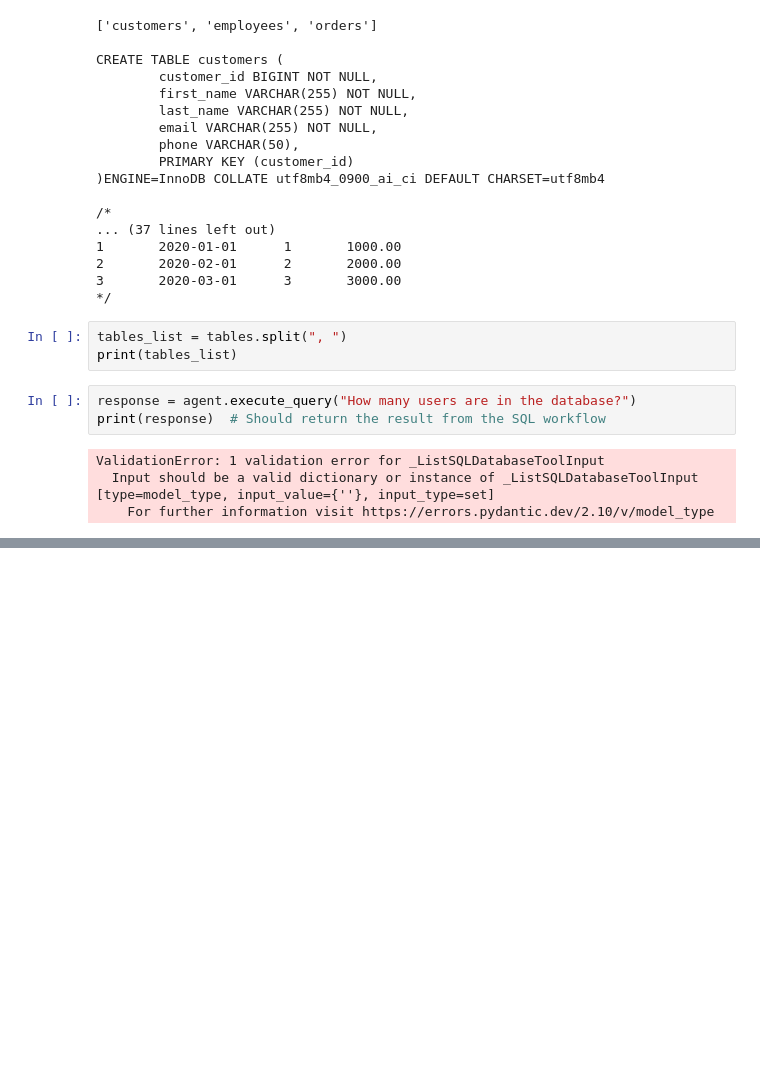
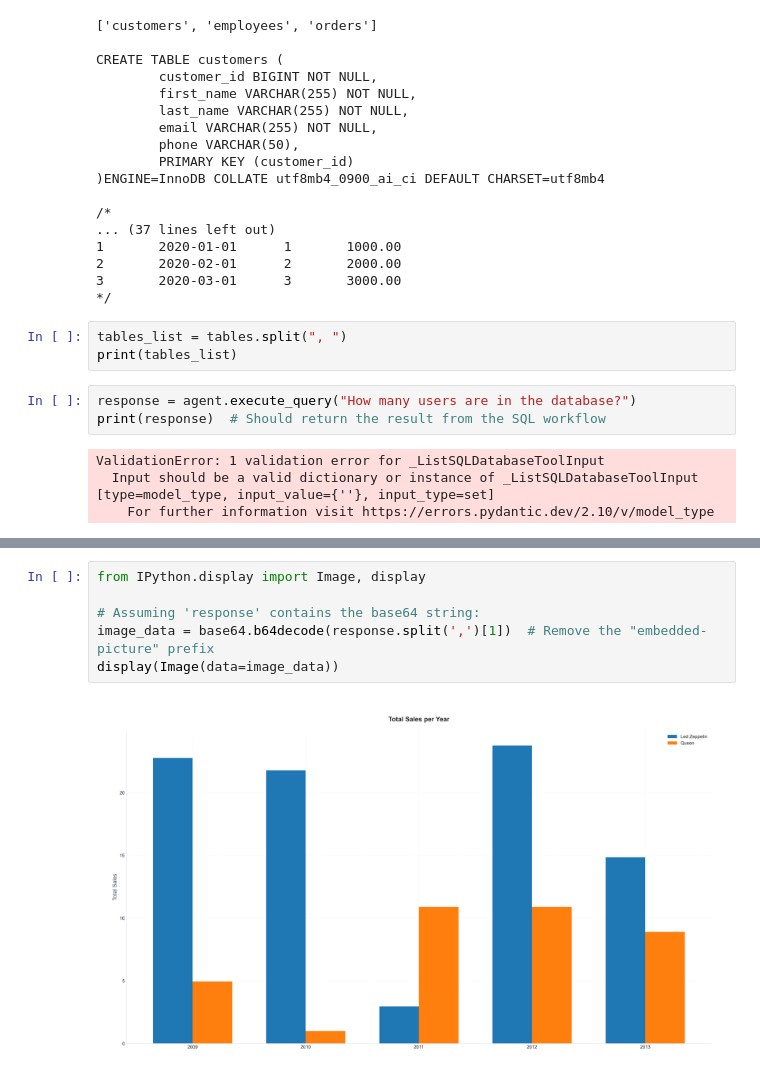
Before and after one commit to kshitijkumrawat20/Talk2Database, a Jupyter notebook: sql_agent_with_langgraph.ipynb, the cells around one changed output, grey strips where cells are left out. Cells and saved outputs as stored; diff of their text form; blank space fills up the shorter version.

```diff
--- a/sql_agent_with_langgraph.ipynb
+++ b/sql_agent_with_langgraph.ipynb
@@ -1639,0 +2202,8 @@ ValidationError: 1 validation error for _ListSQLDatabaseToolInput
+# %%
+from IPython.display import Image, display
+
+# Assuming 'response' contains the base64 string:
+image_data = base64.b64decode(response.split(',')[1])  # Remove the "embedded-picture" prefix
+display(Image(data=image_data))
+# %% [output]
+[figure, added]
```
Also changed, not shown: parts of 6 cells of this notebook, 2 other files.
